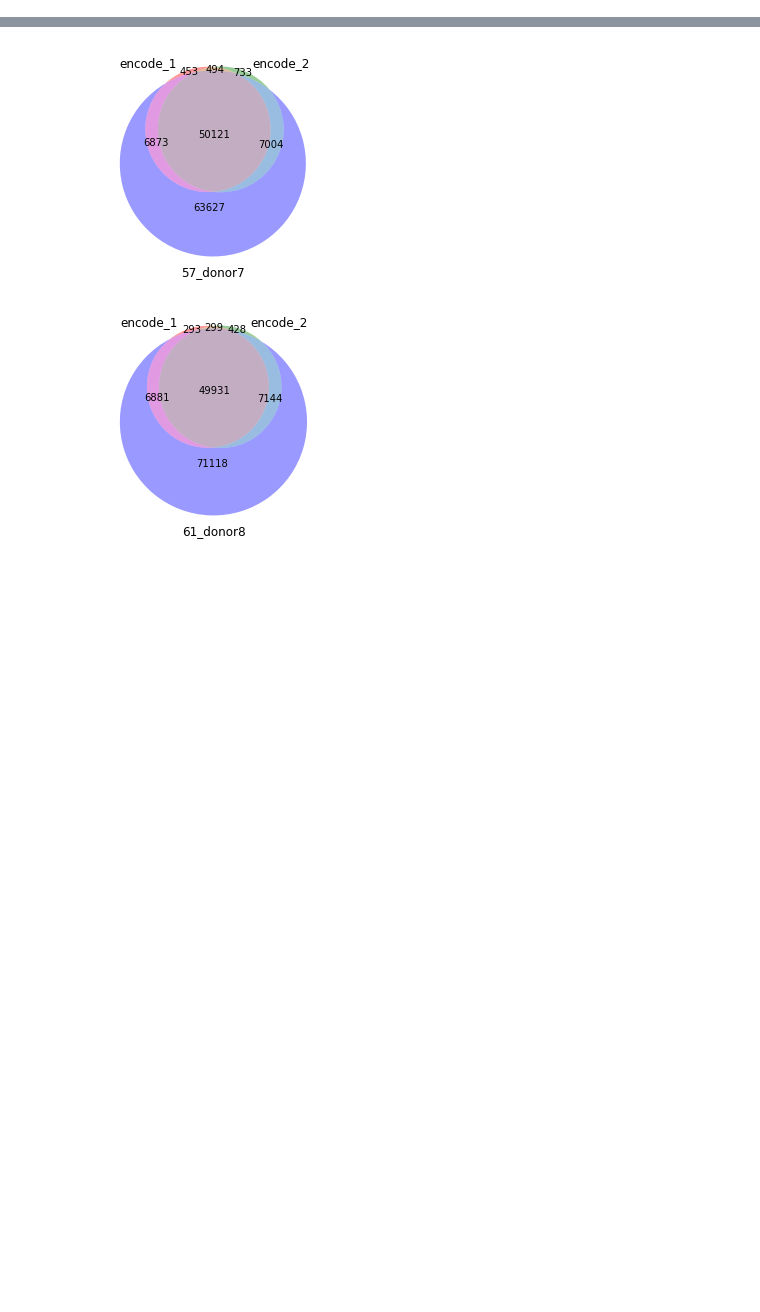
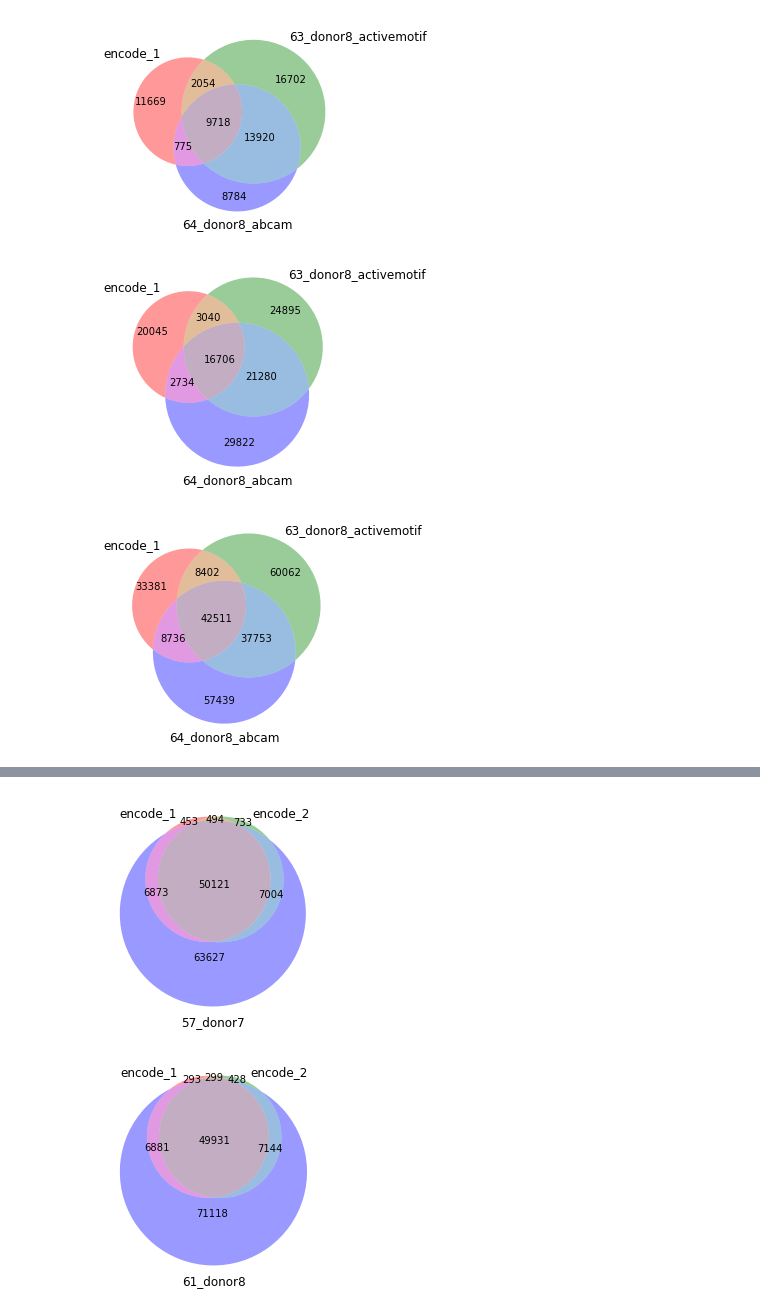
Before and after one commit to JetBrains-Research/washu, a Jupyter notebook: analysis.ipynb, the cells around one changed output, grey strips where cells are left out. Cells and saved outputs as stored; diff of their text form; code cells hidden in the pictures; blank space fills up the shorter version.

```diff
--- a/analysis.ipynb
+++ b/analysis.ipynb
@@ -2,0 +106,11 @@
+# %%
+# Q = 0.001
+showvenn3('encode_1', '63_donor8_activemotif', '64_donor8_abcam', 8784, 16702, 13920, 11669, 775, 2054, 9718)
+# Q = 0.01
+showvenn3('encode_1', '63_donor8_activemotif', '64_donor8_abcam', 29822, 24895, 21280, 20045, 2734, 3040, 16706)
+# Q = 0.1
+showvenn3('encode_1', '63_donor8_activemotif', '64_donor8_abcam', 57439, 60062, 37753, 33381, 8736, 8402, 42511)
+# %% [output]
+[figure, added]
+[figure, added]
+[figure, added]
```
Also changed, not shown: parts of 21 cells of this notebook.
